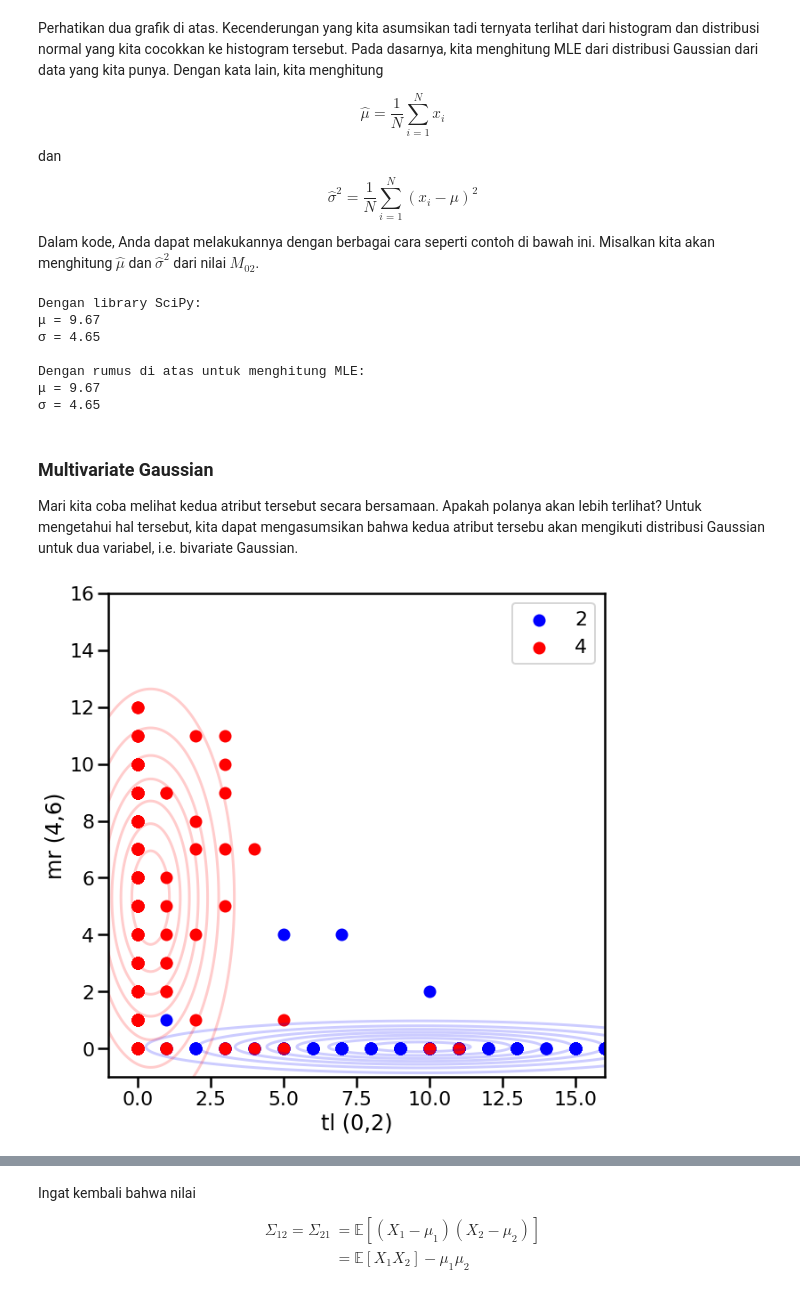
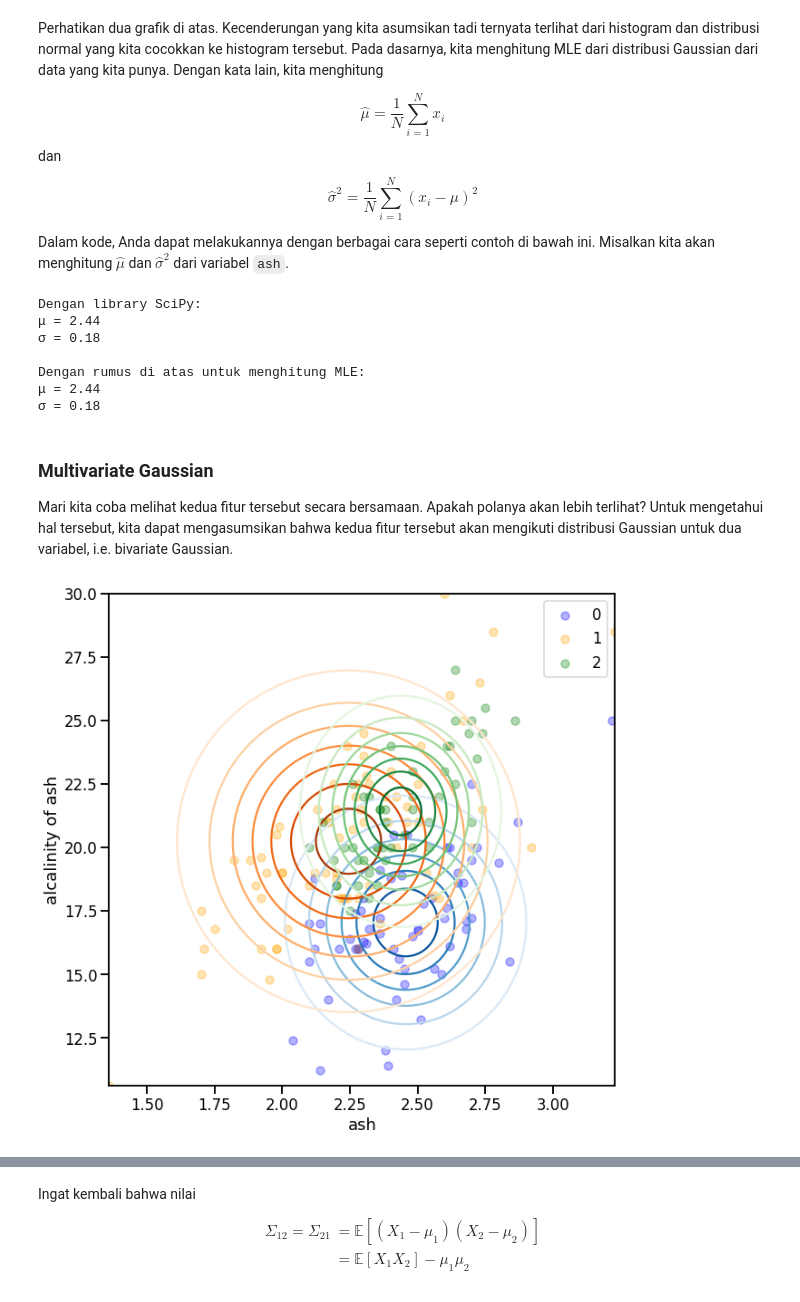
Before and after one commit to aliakbars/uai-mlpr, a Jupyter notebook: scripts/lab1.ipynb, the cells around one changed output, grey strips where cells are left out. Saved outputs shown, nothing was run; the diff lists cells and outputs as text; code cells hidden in the pictures.

```diff
--- a/scripts/lab1.ipynb
+++ b/scripts/lab1.ipynb
@@ -21,4 +21,4 @@ data = load_digits()
 # %%
 # Membagi data menjadi atribut dan kelas
-X = data['data']
+X = pd.DataFrame(data['data'], columns=data['feature_names'])
 y = data['target']
@@ -56,0 +29,9 @@ plt.legend();
+# %%
+colors = sns.color_palette()
+# %%
+from scipy.stats import norm
+
+fig, ax = plt.subplots(figsize=(12,7))
+for c, color in zip(range(3), colors):
+    sns.distplot(X[y == c]['ash'], kde=False, fit=norm, fit_kws={'color': color}, label=str(c))
+plt.legend();
@@ -56,0 +40,5 @@ plt.legend();
+# %%
+fig, ax = plt.subplots(figsize=(12,7))
+for c, color in zip(range(3), colors):
+    sns.distplot(X[y == c]['alcalinity_of_ash'], kde=False, fit=norm, fit_kws={'color': color}, label=str(c))
+plt.legend();
@@ -65,9 +55,9 @@ $$
 \hat{\sigma}^2 = \frac{1}{N}\sum_{i=1}^N (x_i - \mu)^2
 $$
 
-Dalam kode, Anda dapat melakukannya dengan berbagai cara seperti contoh di bawah ini. Misalkan kita akan menghitung $\hat{\mu}$ dan $\hat{\sigma}^2$ dari nilai $M_{02}$.
+Dalam kode, Anda dapat melakukannya dengan berbagai cara seperti contoh di bawah ini. Misalkan kita akan menghitung $\hat{\mu}$ dan $\hat{\sigma}^2$ dari variabel `ash`.
 # %%
-x = X[y == 2][:,2] # nilai M02 dari kelas 2
+x = X[y == 2]['ash'] # nilai ash dari kelas 2
 
 print('Dengan library SciPy:')
 mu, sigma = norm.fit(x)
@@ -81,42 +71,44 @@ print('μ = {:.2f}'.format(x.mean()))
 print('σ = {:.2f}'.format(x.std()))
 # %% [output]
 Dengan library SciPy:
-μ = 9.67
-σ = 4.65
+μ = 2.44
+σ = 0.18
 
 Dengan rumus di atas untuk menghitung MLE:
-μ = 9.67
-σ = 4.65
+μ = 2.44
+σ = 0.18
 # %% [markdown]
 ### Multivariate Gaussian
 
-Mari kita coba melihat kedua atribut tersebut secara bersamaan. Apakah polanya akan lebih terlihat? Untuk mengetahui hal tersebut, kita dapat mengasumsikan bahwa kedua atribut tersebu akan mengikuti distribusi Gaussian untuk dua variabel, i.e. bivariate Gaussian.
+Mari kita coba melihat kedua fitur tersebut secara bersamaan. Apakah polanya akan lebih terlihat? Untuk mengetahui hal tersebut, kita dapat mengasumsikan bahwa kedua fitur tersebut akan mengikuti distribusi Gaussian untuk dua variabel, i.e. bivariate Gaussian.
 # %%
 from scipy.stats import multivariate_normal
 
 fig, ax = plt.subplots(figsize=(10,10))
-tl = np.linspace(-1, 16, 500)
-mr = np.linspace(-1, 16, 500)
+ash = np.linspace(*X['ash'].agg(['min','max']), 500)
+alcalinity = np.linspace(*X['alcalinity_of_ash'].agg(['min','max']), 500)
 
-cmaps = ['Blues', 'Reds']
-for angka, c in zip([2, 4], cmaps):
-    cov = np.cov(np.vstack([X[y == angka,2], X[y == angka,38]]))
+cmaps = ['Blues', 'Oranges', 'Greens']
+for c, color in zip(range(3), cmaps):
+    df = X.loc[y == c, ['ash', 'alcalinity_of_ash']]
+    cov = df.cov().values
     cov[0,1] = 0
     cov[1,0] = 0
-    mvn = multivariate_normal([X[y == angka,2].mean(), X[y == angka,38].mean()], cov)
+    mvn = multivariate_normal(
+        df.mean(),
+        cov
+    )
 
-    x1, x2 = np.meshgrid(tl, mr)
+    x1, x2 = np.meshgrid(ash, alcalinity)
     pos = np.dstack([x1, x2])
-
-    color = c[0].lower()
     z = mvn.pdf(pos)
-    ax.contour(x1, x2, z, alpha=.2, colors=color)
-    ax.scatter(X[y == angka,2], X[y == angka,38], c=color, label=angka)
-    ax.set_xlabel('tl (0,2)')
-    ax.set_ylabel('mr (4,6)')
+    ax.contour(x1, x2, z, cmap=color)
+    ax.scatter(df['ash'], df['alcalinity_of_ash'], facecolor=color[:-1].lower(), alpha=0.3, label=str(c))
+    ax.set_xlabel('ash')
+    ax.set_ylabel('alcalinity of ash')
 plt.legend();
 # %% [output]
-[figure, old version]
+[figure, new version]
 # %% [markdown]
 Pada grafik di atas, kita menggunakan asumsi naif dari Naive Bayes sehingga nilai matriks kovariansinya (*covariance matrix*) adalah
 
```
Also changed, not shown: parts of 14 cells of this notebook.
